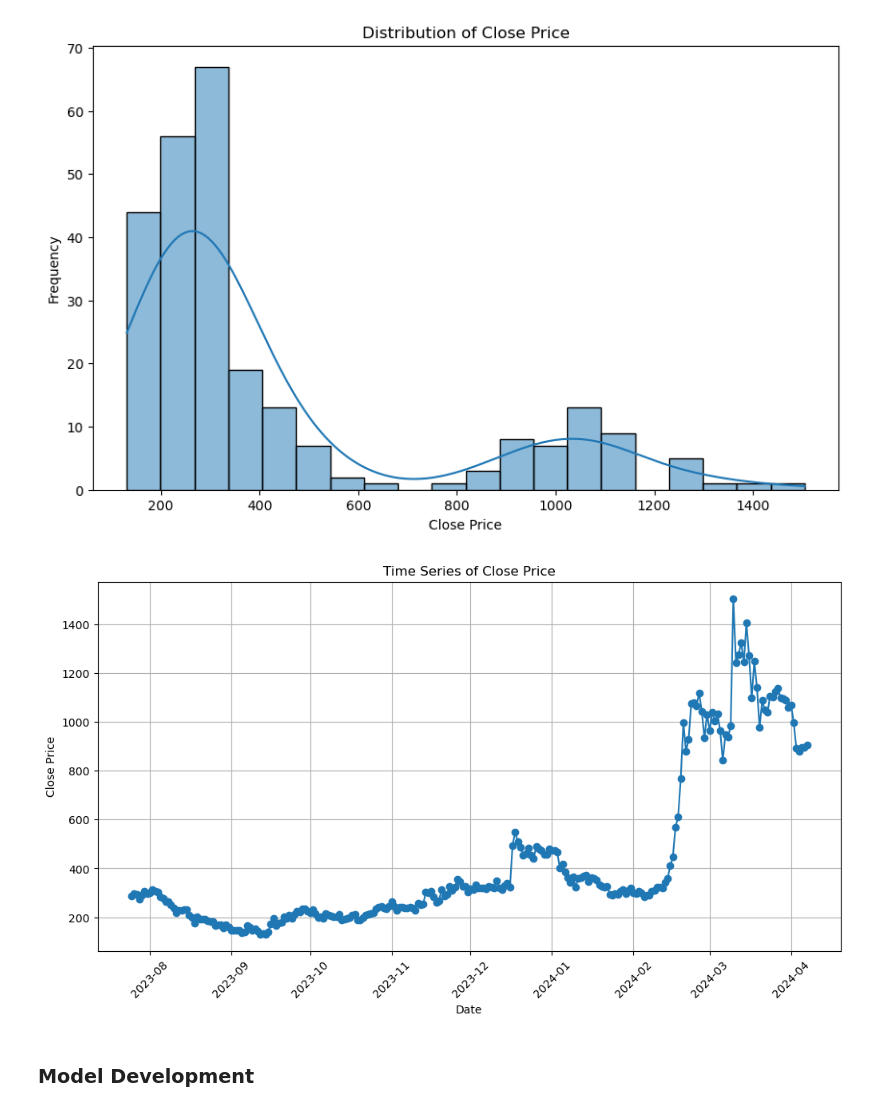
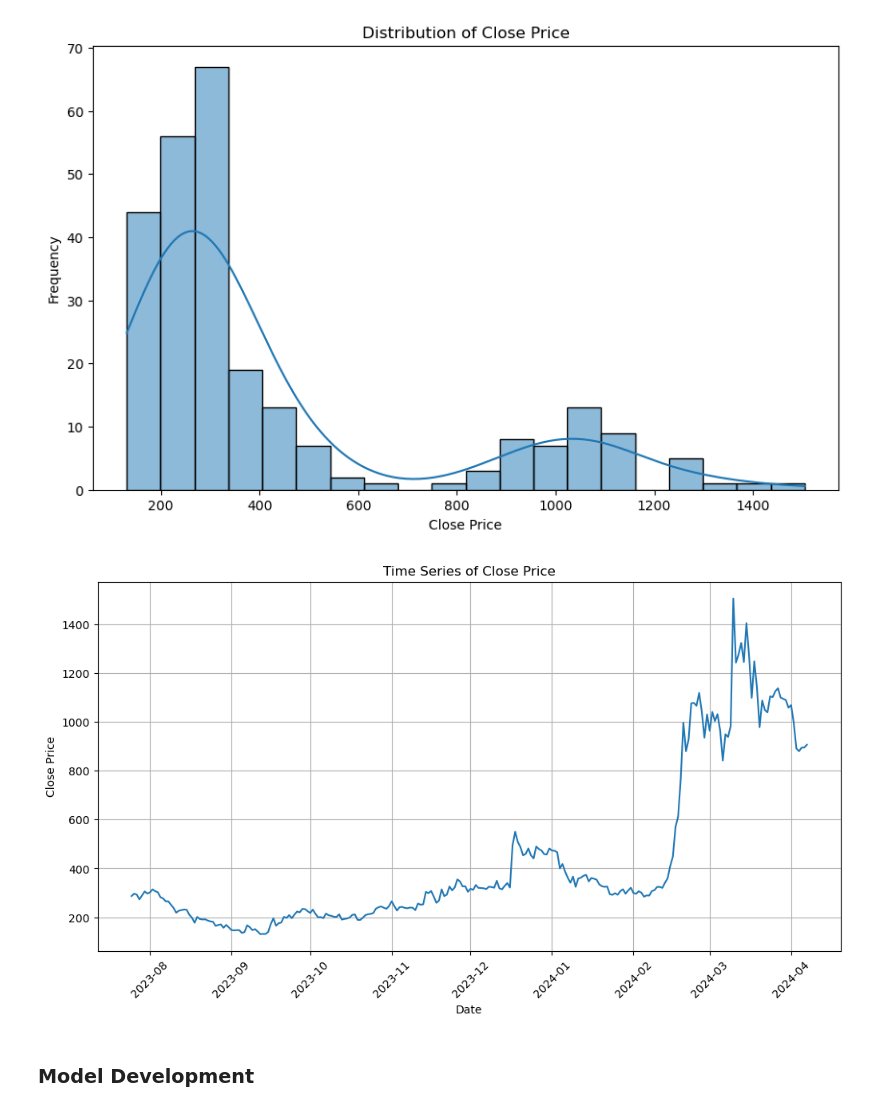
Before and after one commit to randellmwania/Worldcoin-price-Analysis-and-prediction, a Jupyter notebook: wld.ipynb, the cells around one changed output. Cells and saved outputs as stored; diff of their text form; code cells hidden in the pictures.

```diff
--- a/wld.ipynb
+++ b/wld.ipynb
@@ -91,15 +91,15 @@ plt.show()
 # %%
 # Plot time series of 'Close' price
 plt.figure(figsize=(12, 6))
-plt.plot(df['End'], df['Close'], marker='o', linestyle='-')
+plt.plot(df['End'], df['Close'], linestyle='-')
 plt.title('Time Series of Close Price')
 plt.xlabel('Date')
 plt.ylabel('Close Price')
 plt.xticks(rotation=45)
 plt.grid(True)
 plt.show()
 # %% [output]
-[figure, old version]
+[figure, new version]
 # %% [markdown]
 ### Model Development
 # %%
```
Also changed, not shown: parts of 1 cell of this notebook, 1 other file.
